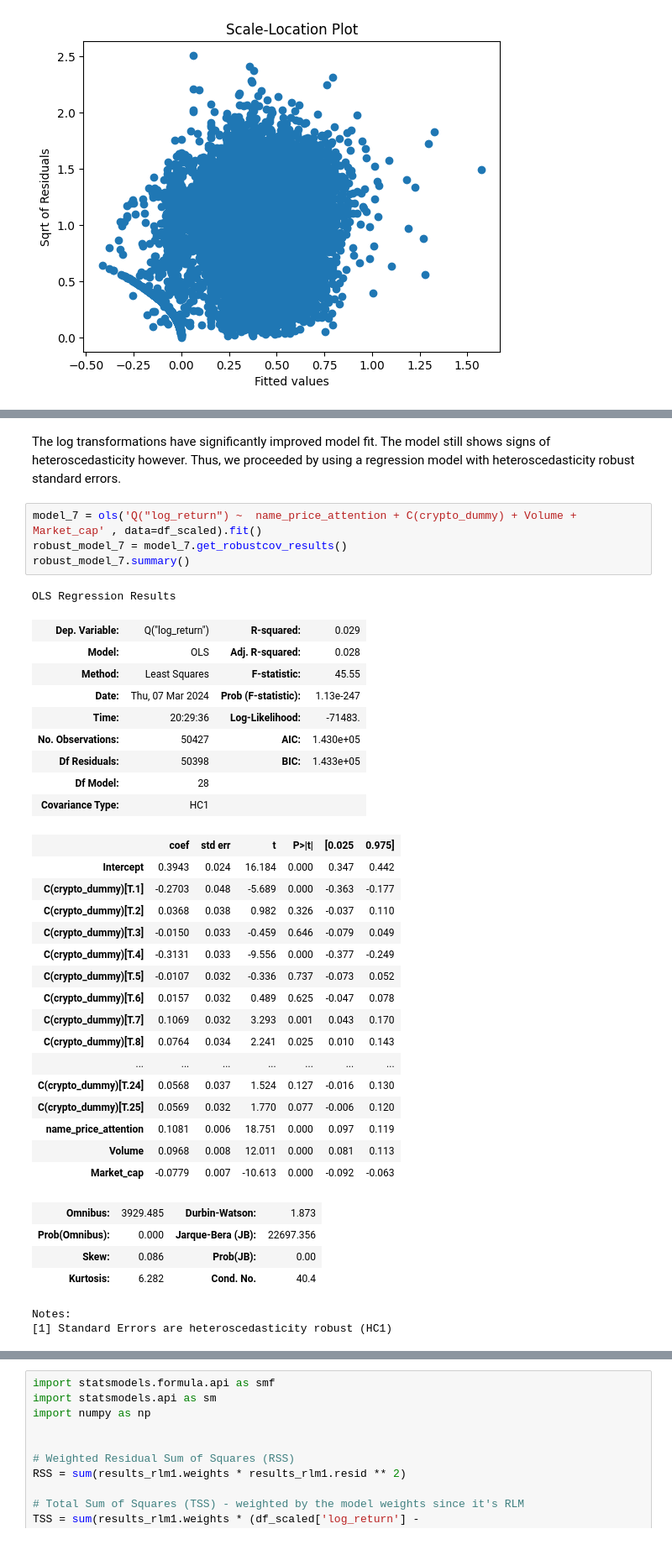
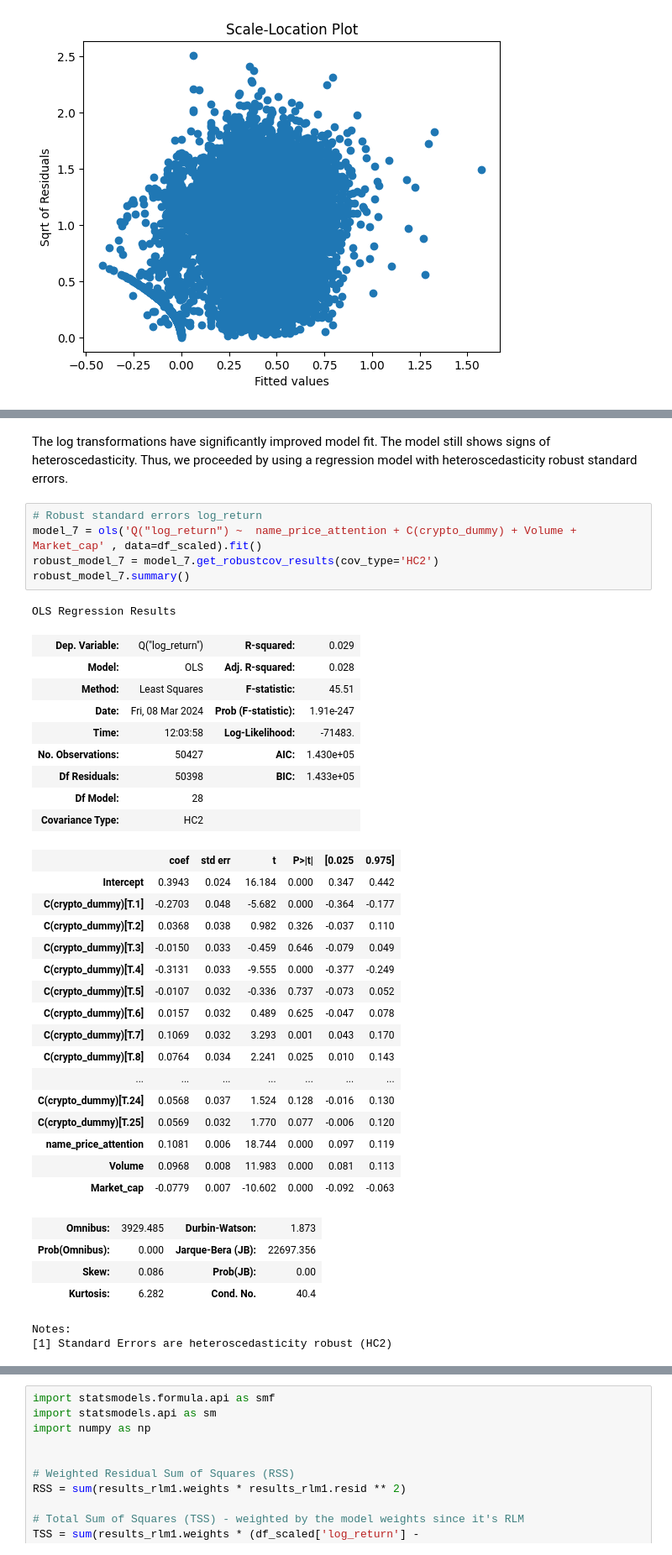
Before and after one commit to senaruetschlin/Investor_Attention, a Jupyter notebook: Robust_regression_crypto_Alex.ipynb, the cells around one changed output, grey strips where cells are left out. Shown at 84% size. Cells and saved outputs as stored; diff of their text form.

```diff
--- a/Robust_regression_crypto_Alex.ipynb
+++ b/Robust_regression_crypto_Alex.ipynb
@@ -523,39 +542,40 @@ plt.show()
 # %% [markdown]
-The log transformations have significantly improved model fit. The model still shows signs of heteroscedasticity however. Thus, we proceeded by using a regression model with heteroscedasticity robust standard errors.
+The log transformations have significantly improved model fit. The model still shows signs of heteroscedasticity. Thus, we proceeded by using a regression model with heteroscedasticity robust standard errors.
 # %%
+# Robust standard errors log_return
 model_7 = ols('Q("log_return") ~  name_price_attention + C(crypto_dummy) + Volume + Market_cap' , data=df_scaled).fit()
-robust_model_7 = model_7.get_robustcov_results()
+robust_model_7 = model_7.get_robustcov_results(cov_type='HC2')
 robust_model_7.summary()
 # %% [output]
 OLS Regression Results
 | Dep. Variable: | Q("log_return") | R-squared: | 0.029 |
 | Model: | OLS | Adj. R-squared: | 0.028 |
-| Method: | Least Squares | F-statistic: | 45.55 |
-| Date: | Thu, 07 Mar 2024 | Prob (F-statistic): | 1.13e-247 |
-| Time: | 20:29:36 | Log-Likelihood: | -71483. |
+| Method: | Least Squares | F-statistic: | 45.51 |
+| Date: | Fri, 08 Mar 2024 | Prob (F-statistic): | 1.91e-247 |
+| Time: | 12:03:58 | Log-Likelihood: | -71483. |
 | No. Observations: | 50427 | AIC: | 1.430e+05 |
 | Df Residuals: | 50398 | BIC: | 1.433e+05 |
 | Df Model: | 28 |  |  |
-| Covariance Type: | HC1 |  |  |
+| Covariance Type: | HC2 |  |  |
 |  | coef | std err | t | P>|t| | [0.025 | 0.975] |
 | Intercept | 0.3943 | 0.024 | 16.184 | 0.000 | 0.347 | 0.442 |
-| C(crypto_dummy)[T.1] | -0.2703 | 0.048 | -5.689 | 0.000 | -0.363 | -0.177 |
+| C(crypto_dummy)[T.1] | -0.2703 | 0.048 | -5.682 | 0.000 | -0.364 | -0.177 |
 | C(crypto_dummy)[T.2] | 0.0368 | 0.038 | 0.982 | 0.326 | -0.037 | 0.110 |
 | C(crypto_dummy)[T.3] | -0.0150 | 0.033 | -0.459 | 0.646 | -0.079 | 0.049 |
-| C(crypto_dummy)[T.4] | -0.3131 | 0.033 | -9.556 | 0.000 | -0.377 | -0.249 |
+| C(crypto_dummy)[T.4] | -0.3131 | 0.033 | -9.555 | 0.000 | -0.377 | -0.249 |
 | C(crypto_dummy)[T.5] | -0.0107 | 0.032 | -0.336 | 0.737 | -0.073 | 0.052 |
 | C(crypto_dummy)[T.6] | 0.0157 | 0.032 | 0.489 | 0.625 | -0.047 | 0.078 |
 | C(crypto_dummy)[T.7] | 0.1069 | 0.032 | 3.293 | 0.001 | 0.043 | 0.170 |
 | C(crypto_dummy)[T.8] | 0.0764 | 0.034 | 2.241 | 0.025 | 0.010 | 0.143 |
 | ... | ... | ... | ... | ... | ... | ... |
-| C(crypto_dummy)[T.24] | 0.0568 | 0.037 | 1.524 | 0.127 | -0.016 | 0.130 |
+| C(crypto_dummy)[T.24] | 0.0568 | 0.037 | 1.524 | 0.128 | -0.016 | 0.130 |
 | C(crypto_dummy)[T.25] | 0.0569 | 0.032 | 1.770 | 0.077 | -0.006 | 0.120 |
-| name_price_attention | 0.1081 | 0.006 | 18.751 | 0.000 | 0.097 | 0.119 |
-| Volume | 0.0968 | 0.008 | 12.011 | 0.000 | 0.081 | 0.113 |
-| Market_cap | -0.0779 | 0.007 | -10.613 | 0.000 | -0.092 | -0.063 |
+| name_price_attention | 0.1081 | 0.006 | 18.744 | 0.000 | 0.097 | 0.119 |
+| Volume | 0.0968 | 0.008 | 11.983 | 0.000 | 0.081 | 0.113 |
+| Market_cap | -0.0779 | 0.007 | -10.602 | 0.000 | -0.092 | -0.063 |
 | Omnibus: | 3929.485 | Durbin-Watson: | 1.873 |
 | Prob(Omnibus): | 0.000 | Jarque-Bera (JB): | 22697.356 |
 | Skew: | 0.086 | Prob(JB): | 0.00 |
 | Kurtosis: | 6.282 | Cond. No. | 40.4 |
 Notes:
-[1] Standard Errors are heteroscedasticity robust (HC1)
+[1] Standard Errors are heteroscedasticity robust (HC2)
```
Also changed, not shown: parts of 132 cells of this notebook, 2 other files.
